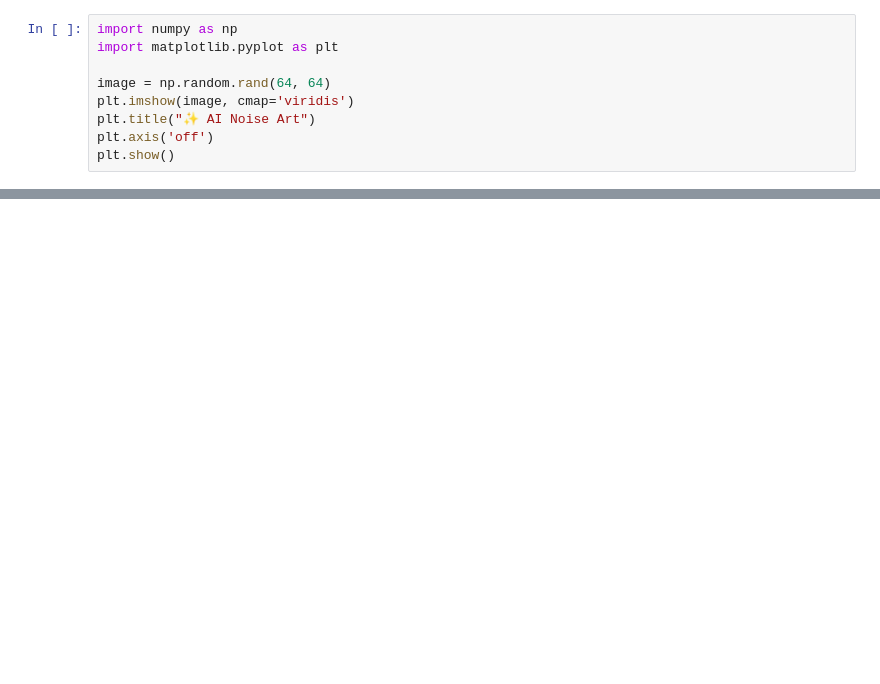
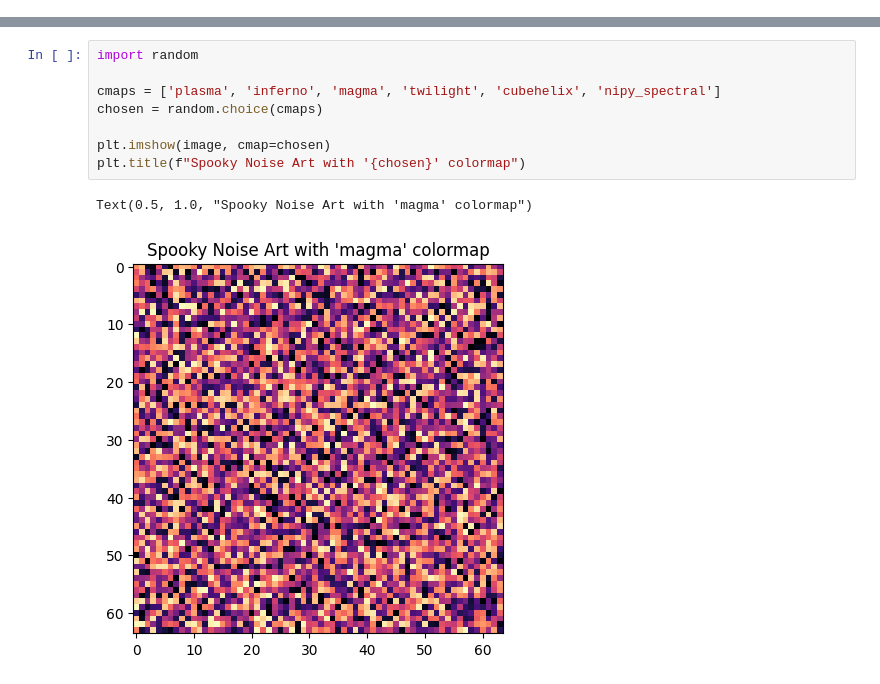
Before and after one commit to megsspooky/spooky-tunes, a Jupyter notebook: AI_noise_art.ipynb, the cells around one changed output, grey strips where cells are left out. Saved outputs shown, nothing was run; the diff lists cells and outputs as text; blank space fills up the shorter version.

```diff
--- a/AI_noise_art.ipynb
+++ b/AI_noise_art.ipynb
@@ -1,9 +0,0 @@
-# %%
-import numpy as np
-import matplotlib.pyplot as plt
-
-image = np.random.rand(64, 64)
-plt.imshow(image, cmap='viridis')
-plt.title("✨ AI Noise Art")
-plt.axis('off')
-plt.show()
@@ -11,0 +3,11 @@ plt.show()
+# %%
+import random
+
+cmaps = ['plasma', 'inferno', 'magma', 'twilight', 'cubehelix', 'nipy_spectral']
+chosen = random.choice(cmaps)
+
+plt.imshow(image, cmap=chosen)
+plt.title(f"Spooky Noise Art with '{chosen}' colormap")
+# %% [output]
+Text(0.5, 1.0, "Spooky Noise Art with 'magma' colormap")
+[figure, added]
```
Also changed, not shown: parts of 2 cells of this notebook.
